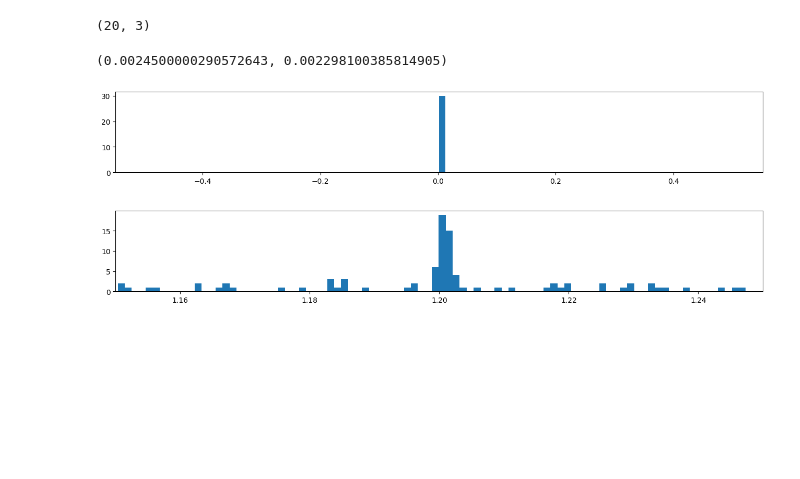
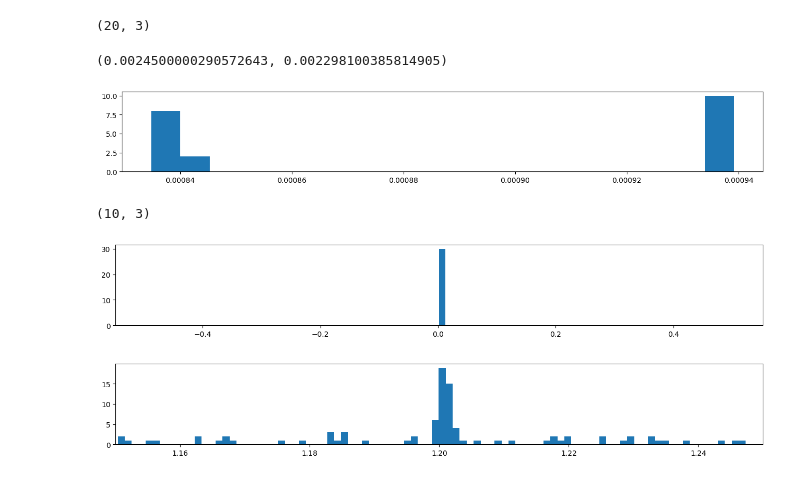
Before and after one commit to gyakusu/Mophing, a Jupyter notebook: python/BearingGeometry.ipynb, the cells around one changed output. Drawn from its saved outputs; the diff is of its cells as text; code cells hidden in the pictures; blank space fills up the shorter version.

```diff
--- a/python/BearingGeometry.ipynb
+++ b/python/BearingGeometry.ipynb
@@ -166,6 +166,19 @@ top_face.shape
 top_face[:,2].max(), face_top[:,2].max()
 # %% [output]
 (0.0024500000290572643, 0.002298100385814905)
+# %%
+z_top_face = np.linalg.norm(top_face[:,0:2] - [0, 2.65e-3], axis=1)
+
+plt.figure(figsize=(16,2))
+plt.hist(z_top_face, bins=20)
+plt.show()
+# %% [output]
+[figure, added]
+# %%
+z_top_face_in = top_face[z_top_face<0.86e-3]
+z_top_face_in.shape
+# %% [output]
+(10, 3)
 # %%
 shoulder = points[(points[:,2]>2.099e-3)&(points[:,2]<2.1001e-3)]
 
```
Also changed, not shown: parts of 6 cells of this notebook, 5 other files.
